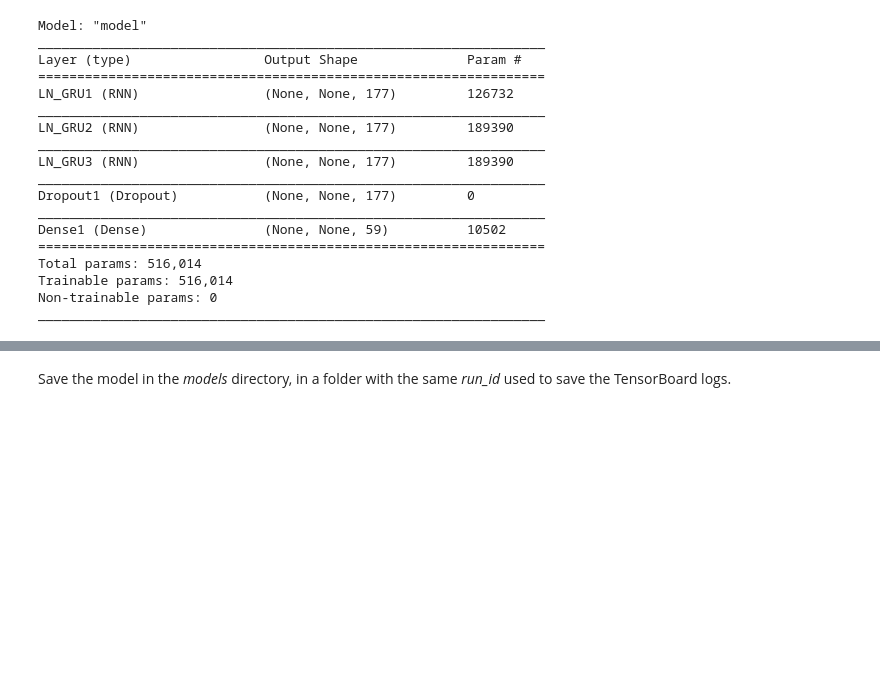
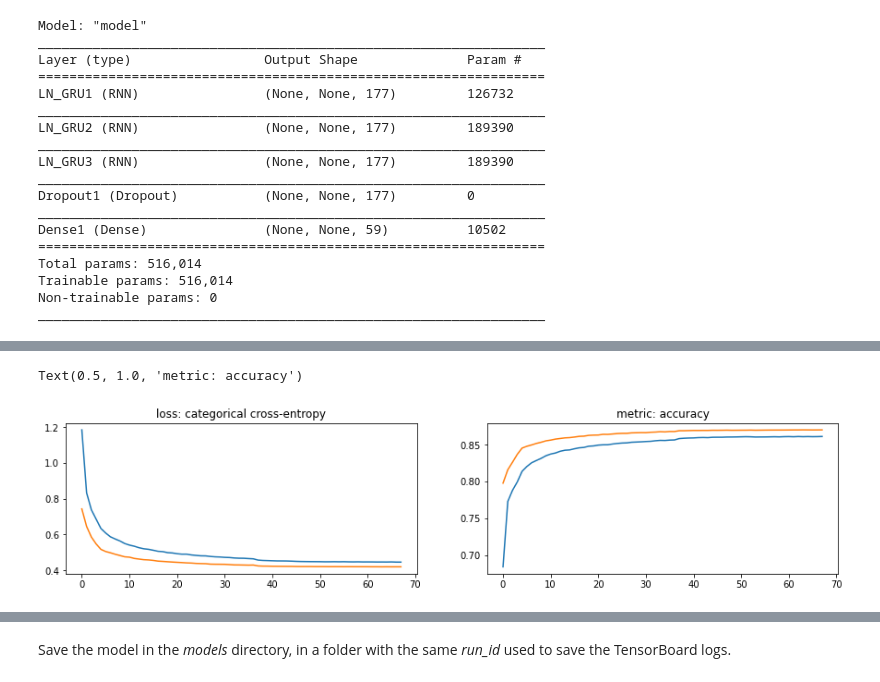
Before and after one commit to fabio-a-oliveira/music-generator, a Jupyter notebook: bach_chorales.ipynb, the cells around one changed output, grey strips where cells are left out. Cells and saved outputs as stored; diff of their text form; code cells hidden in the pictures; blank space fills up the shorter version.

Commit message:
model trained with increased sequence length

```diff
--- a/bach_chorales.ipynb
+++ b/bach_chorales.ipynb
@@ -346,10 +346,10 @@ Epoch 26/100
 # %%
 print("Performance on train set:")
-model.evaluate(train.batch(sequence_length).batch(batch_size, drop_remainder=True))
+model.evaluate(train.batch(sequence_length, drop_remainder=True).batch(batch_size, drop_remainder=True))
 print("Performance on valid set:")
-model.evaluate(valid.batch(sequence_length).batch(batch_size, drop_remainder=True))
+model.evaluate(valid.batch(sequence_length, drop_remainder=True).batch(batch_size, drop_remainder=True))
 print("Performance on test set:")
-model.evaluate(test.batch(sequence_length).batch(batch_size, drop_remainder=True))
+model.evaluate(test.batch(sequence_length, drop_remainder=True).batch(batch_size, drop_remainder=True))
 
 plt.figure(figsize=(15,3))
 
@@ -362,3 +362,4 @@ plt.subplot(1,2,2)
 plt.plot(history.history['accuracy'])
 plt.plot(history.history['val_accuracy'])
 plt.title('metric: accuracy')
+# %% [output]
@@ -364,0 +372,2 @@ plt.title('metric: accuracy')
+Text(0.5, 1.0, 'metric: accuracy')
+[figure, added]
```
Also changed, not shown: parts of 4 cells of this notebook, 2 other files.
